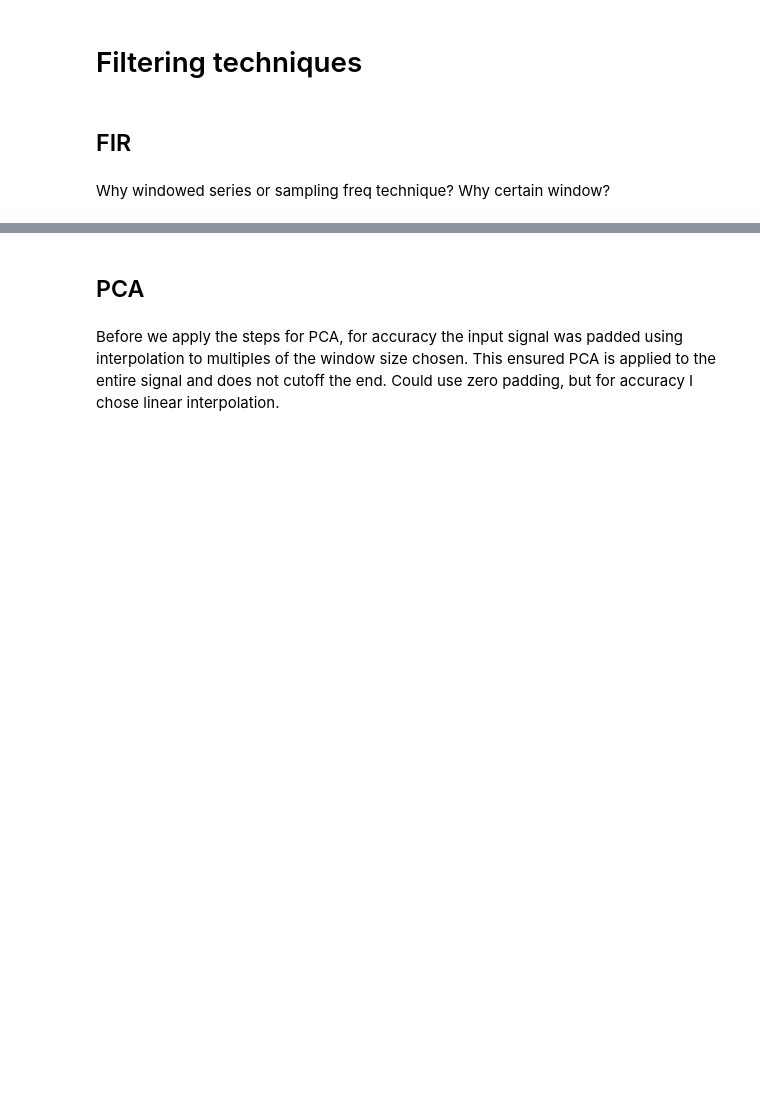
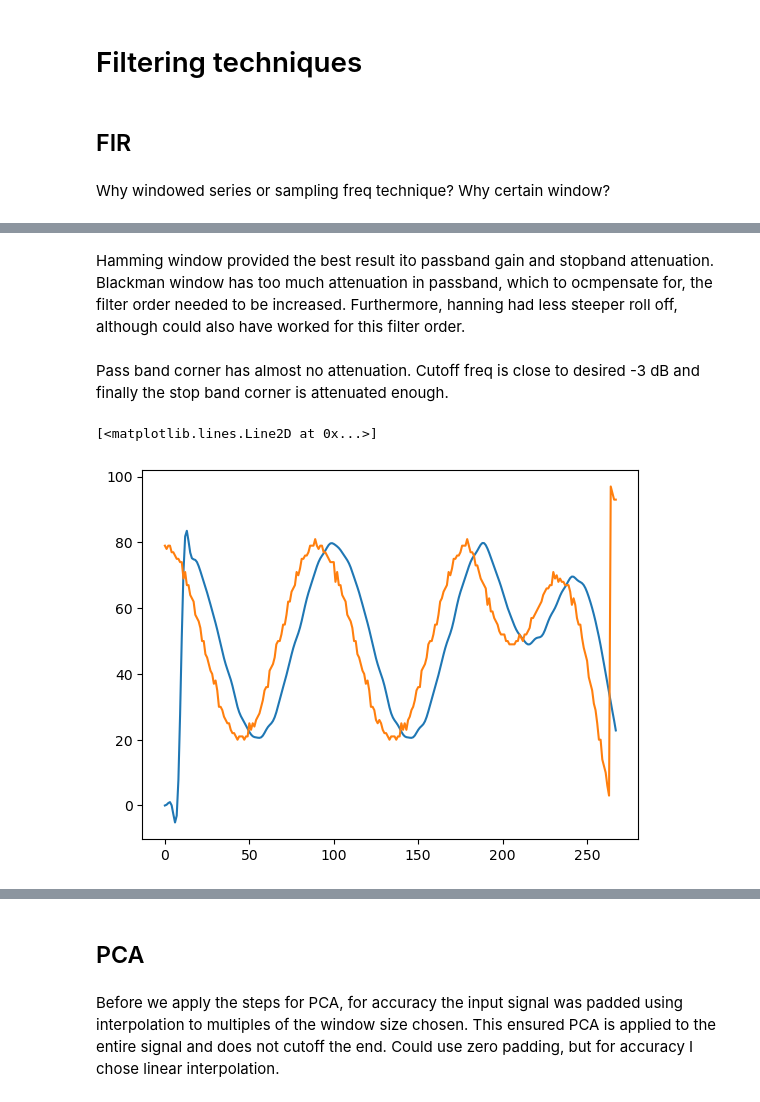
Before and after one commit to Ettiene11/https---github.com-Ettiene11-EERI414_Exam, a Jupyter notebook: EERI414Eks2024a.ipynb, the cells around one changed output, grey strips where cells are left out. Cells and saved outputs as stored; diff of their text form; code cells hidden in the pictures; blank space fills up the shorter version.

```diff
--- a/EERI414Eks2024a.ipynb
+++ b/EERI414Eks2024a.ipynb
@@ -1158,27 +1135,0 @@ Cut-off frequency (multiple of pi) [rad]:  0.1 pi
-# %%
-H = np.zeros(M+1)
-cutoffs = 2 * fc/fsample
-print(cutoffs)
-
-H = np.zeros(M+1)
-for i in range(0,M+1):
-  if (f_array[i] < cutoffs):
-    H[i] = 1
-    pos = i
-  else:
-    H[i] = 0
-# pos = int((M+1)/2)
-H[pos] = 0.7
-print(H)
-
-divisor = 2*M + 1
-h = np.zeros(N)               # calculate the impulse response
-for n in range(0,M+1):
-    h[n] = H[0]+2*np.sum(H[1:M+1]*np.cos(2*np.pi*np.arange(1,M+1,1)*(n-M)/N))
-
-# Make use of "slicing" to select a portion of h
-h[M+1:N]=h[M-1::-1]
-h = h / divisor
-print('FIR filter impulse response:')
-print('----------------------------')
-print(h)
@@ -1239,0 +1136,21 @@ Required cutoff frequency:  0.1
+# %% [markdown]
+Hamming window provided the best result ito passband gain and stopband attenuation. Blackman window has too much attenuation in passband, which to ocmpensate for, the filter order needed to be increased. Furthermore, hanning had less steeper roll off, although could also have worked for this filter order.
+# %% [markdown]
+Pass band corner has almost no attenuation. Cutoff freq is close to desired -3 dB and finally the stop band corner is attenuated enough.
+# %%
+for n in range(len(x_coords)):
+    y_n = 0
+    for k in range(len(numerator)):
+        if n - k >= 0:
+            y_n += numerator[k] * x_coords[n - k]
+    for k in range(1, denominator):
+        if n - k >= 0:
+            y_n -= denominator * filtered_signal[n - k]
+    filtered_signal[n] = y_n / denominator
+
+t = np.arange(0, len(x_coords), 1)
+plt.plot(t, filtered_signal)
+plt.plot(t, x_coords)
+# %% [output]
+[<matplotlib.lines.Line2D at 0x...>]
+[figure, added]
```
Also changed, not shown: parts of 11 cells of this notebook.
